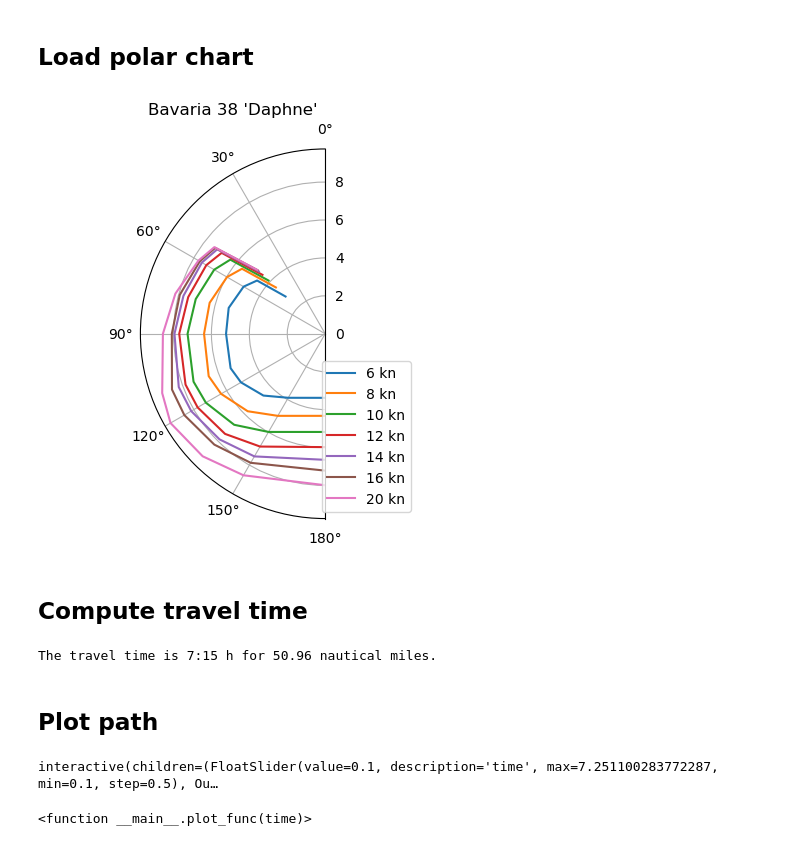
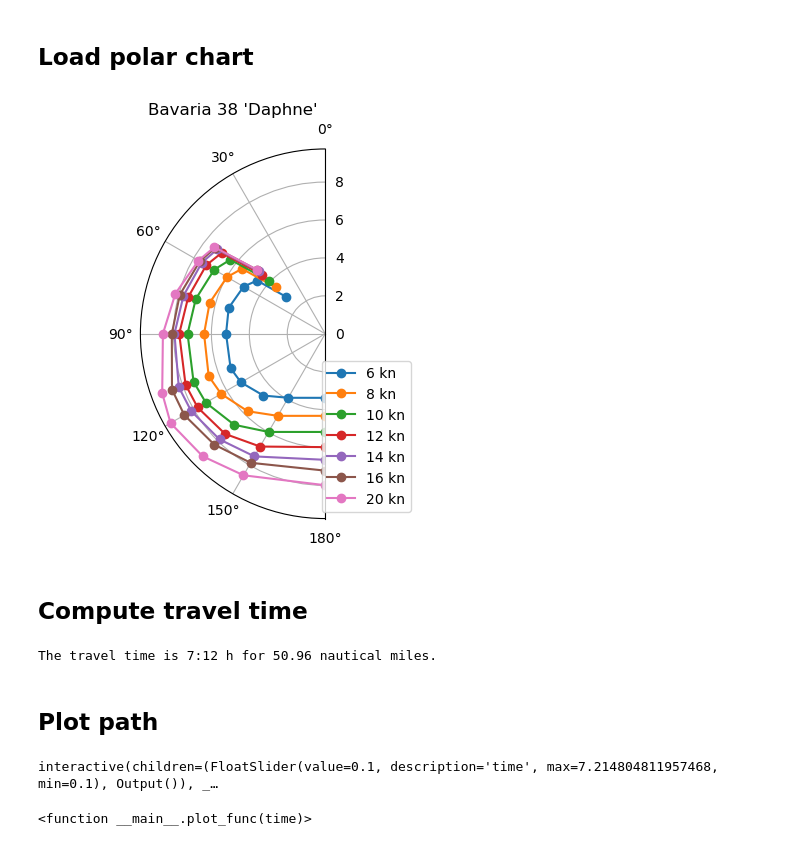
Before and after one commit to meyer-nils/sail_route, a Jupyter notebook: routing.ipynb, the cells around one changed output. Drawn from its saved outputs; the diff is of its cells as text; code cells hidden in the pictures.

```diff
--- a/routing.ipynb
+++ b/routing.ipynb
@@ -58,36 +65,39 @@ waypoints = np.array([[pos[0] for pos in wp], [pos[1] for pos in wp]])
 # %%
 # Load boats
 boats = json.load(codecs.open("boats.json", "r", "utf-8-sig"), strict=False)
 boat = list(filter(lambda b: b["boat"]["type"] == "Bavaria 38", boats))[0]
 
-# Build a table for interpolation of boat speed
-a = np.array(
-    [max(boat["vpp"]["beat_angle"])] + boat["vpp"]["angles"] + [180], dtype=float
-)
+# Align measured angles and wind speeds in a meshgrid for interpolation
+min_angle = max(boat["vpp"]["beat_angle"])
+max_angle = 180.0
+a = np.array([min_angle] + boat["vpp"]["angles"] + [max_angle], dtype=float)
 s = np.array(boat["vpp"]["speeds"], dtype=float)
 angles, windspeeds = np.meshgrid(a, s)
+
+# Fill table of velocities for interpolation
 vel = np.zeros_like(angles)
 vel[:, 0] = boat["vpp"]["beat_vmg"]
 for i, angle in enumerate(boat["vpp"]["angles"]):
     vel[:, i + 1] = boat["vpp"][f"{angle}"]
 vel[:, -1] = boat["vpp"]["run_vmg"]
 
+# Build a look up table for interpolation of boat speed
 lut = LinearNDInterpolator(
     list(zip(angles.ravel(), windspeeds.ravel())), vel.ravel(), fill_value=0.1
 )
 
 # Plot polar diagram of the boat
 fig, ax = plt.subplots(subplot_kw={"projection": "polar"})
 ax.set_theta_zero_location("N")
 ax.set_thetamin(0)
 ax.set_thetamax(180)
 for a, v in zip(angles, vel):
-    ax.plot(np.deg2rad(a), v)
+    ax.plot(np.deg2rad(a), v, "o-")
 plt.legend([f"{ws} kn" for ws in boat["vpp"]["speeds"]], loc="lower right")
 plt.title(boat["boat"]["type"] + " '" + boat["name"] + "'")
 plt.show()
 # %% [output]
-[figure, old version]
+[figure, new version]
 # %%
 def velocity(course, wind_dir, wind_mag):
     angle = np.abs(((course + 360.0) % 360.0 - wind_dir))
@@ -97,15 +107,16 @@ def velocity(course, wind_dir, wind_mag):
 # %% [markdown]
 ## Compute travel time
 # %%
-def compute_path(waypoints):
-    wpts = waypoints.reshape(2,-1)
+def compute_path(waypoints, start, end, opt=False):
+    wpts = np.hstack([start, waypoints.reshape(2,-1), end])
     lons = wpts[0,:]
     lats = wpts[1,:]
     int_time = 0
-    t = []
-    v = []
-    la = []
-    lo = []
+    if not opt:
+        t = []
+        v = []
+        la = []
+        lo = []
     for i in range(1, len(lons)):
         intp = geoid.inv_intermediate(
             lons[i - 1],
@@ -121,27 +132,33 @@ def compute_path(waypoints):
             wind_dir, wind_mag = wind(lon, lat, int_time)
             vel = velocity(azi, wind_dir, wind_mag)
             int_time += ds / vel
-            t.append(int_time)
-            v.append(vel)
-            la.append(lat)
-            lo.append(lon)
-    return {
-        "time": np.array(t),
-        "velocity": np.array(v),
-        "lons": np.array(lo),
-        "lats": np.array(la),
-    }
+            if not opt:
+                t.append(int_time)
+                v.append(vel)
+                la.append(lat)
+                lo.append(lon)
+    if opt:
+        return int_time
+    else:
+        return {
+            "time": np.array(t),
+            "velocity": np.array(v),
+            "lons": np.array(lo),
+            "lats": np.array(la),
+        }
 
+opt = minimize(compute_path, waypoints.ravel(), args=(start, end, True))
+waypoints = opt.x.reshape(2,-1)
 
-path = compute_path(waypoints)
-dist = geoid.line_length(waypoints[0,:], waypoints[1,:]) / NM
+path = compute_path(waypoints, start, end)
+dist = geoid.line_length(full_waypoints[0,:], full_waypoints[1,:]) / NM
 
 # Print resulting calculation
 td = datetime.timedelta(hours=path["time"][-1])
 td = ":".join(str(td).split(":")[:2])
 print(f"The travel time is {td} h for {dist:.2f} nautical miles.")
 # %% [output]
-The travel time is 7:15 h for 50.96 nautical miles.
+The travel time is 7:12 h for 50.96 nautical miles.
 # %% [markdown]
 ## Plot path
 # %%
@@ -152,7 +169,8 @@ def plot_func(time):
     m.drawgreatcircle(
         STA_LON, STA_LAT, END_LON, END_LAT, del_s=1, linewidth=2, color="k", linestyle="--"
     )
-    # Plot waypoints on map
+
+    # Plot path on map
     idx = np.where(path["time"] < time)
     x, y = m(path["lons"][idx], path["lats"][idx])
     velocity = path["velocity"][idx]
@@ -176,7 +194,7 @@ def plot_func(time):
 widgets.interact(plot_func, time = widgets.FloatSlider(value=0.1,
                                                min=0.1,
                                                max=path["time"][-1],
-                                               step=0.5))
+                                               step=0.1))
 # %% [output]
-interactive(children=(FloatSlider(value=0.1, description='time', max=7.251100283772287, min=0.1, step=0.5), Ou…
+interactive(children=(FloatSlider(value=0.1, description='time', max=7.214804811957468, min=0.1), Output()), _…
 <function __main__.plot_func(time)>
```
Also changed, not shown: parts of 3 cells of this notebook.
